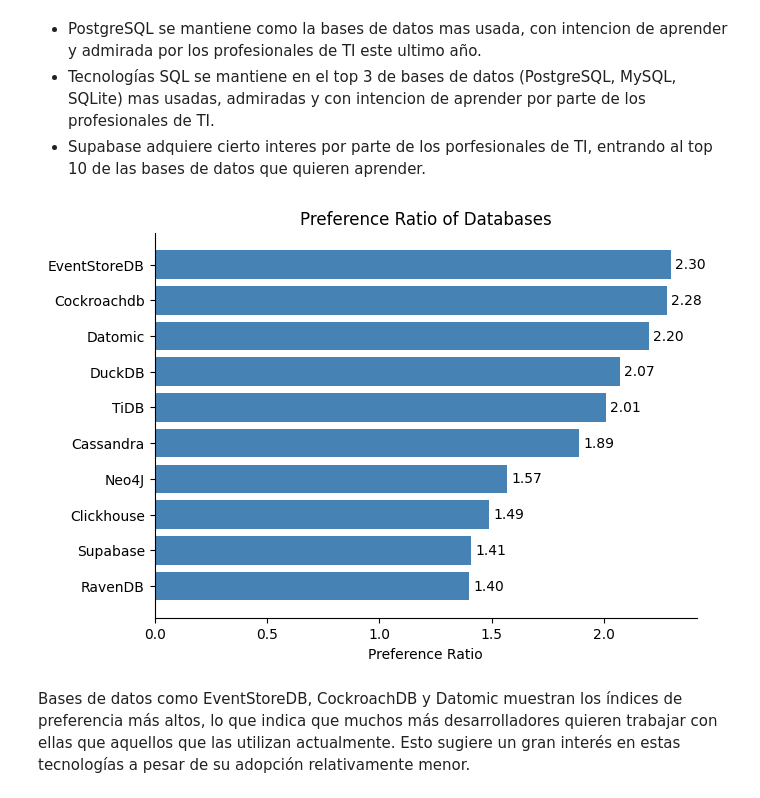
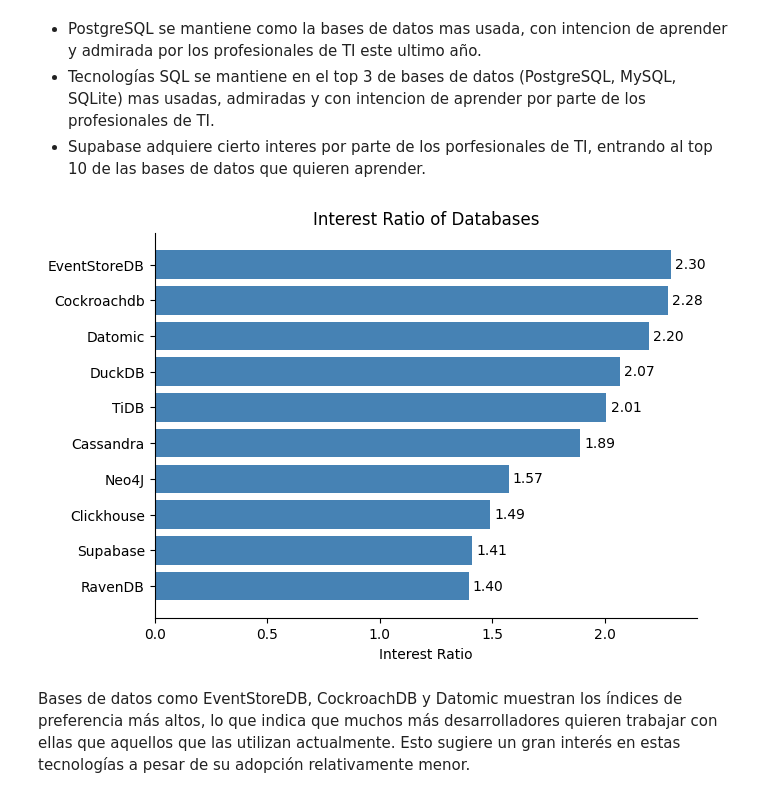
Before and after one commit to MKProjectss/data-analysis-portfolio, a Jupyter notebook: proyecto-final-habilidades-en-demanda/04_Analizar/03_Databases.ipynb, the cells around one changed output. Drawn from its saved outputs; the diff is of its cells as text; code cells hidden in the pictures.

```diff
--- a/proyecto-final-habilidades-en-demanda/04_Analizar/03_Databases.ipynb
+++ b/proyecto-final-habilidades-en-demanda/04_Analizar/03_Databases.ipynb
@@ -34,10 +34,10 @@ plt.show()
 - Tecnologías SQL se mantiene en el top 3 de bases de datos (PostgreSQL, MySQL, SQLite) mas usadas, admiradas y con intencion de aprender por parte de los profesionales de TI.
 - Supabase adquiere cierto interes por parte de los porfesionales de TI, entrando al top 10 de las bases de datos que quieren aprender.
 # %%
-ax_prefer_ratio = u.bars_plot(df_db_metrics, 'PreferenceRate', 'Database', 'Preference Ratio of Databases', fmt = '{:.2f}', xlabel='Preference Ratio')
+ax_prefer_ratio = u.bars_plot(df_db_metrics, 'InterestRatio', 'Database', 'Interest Ratio of Databases', fmt = '{:.2f}', xlabel='Interest Ratio')
 plt.show()
 # %% [output]
-[figure, old version]
+[figure, new version]
 # %% [markdown]
 Bases de datos como EventStoreDB, CockroachDB y Datomic muestran los índices de preferencia más altos, lo que indica que muchos más desarrolladores quieren trabajar con ellas que aquellos que las utilizan actualmente. Esto sugiere un gran interés en estas tecnologías a pesar de su adopción relativamente menor.
 # %%
```
Also changed, not shown: parts of 17 cells of this notebook, 17 other files.
